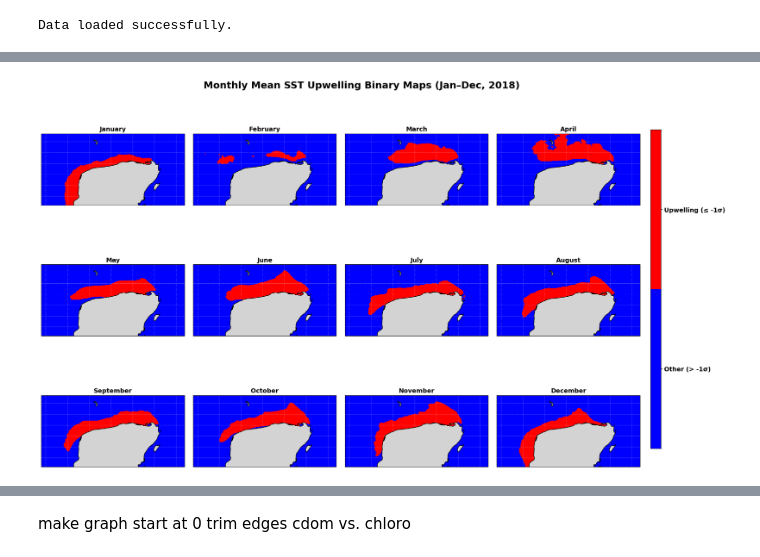
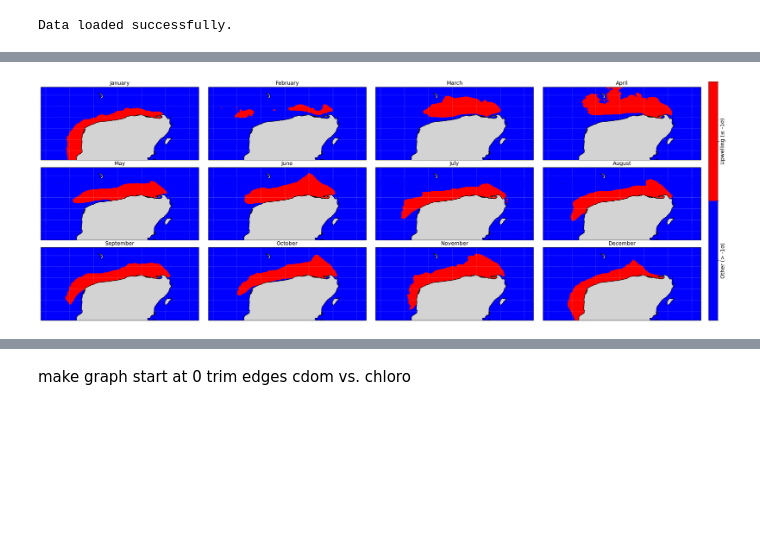
Before and after one commit to makaip/nasa-murep-local, a Jupyter notebook: cdom_sst/experiments/feature_space/sst_upwelling_video.ipynb, the cells around one changed output, grey strips where cells are left out. Saved outputs shown, nothing was run; the diff lists cells and outputs as text; code cells hidden in the pictures; blank space fills up the shorter version.

```diff
--- a/cdom_sst/experiments/feature_space/sst_upwelling_video.ipynb
+++ b/cdom_sst/experiments/feature_space/sst_upwelling_video.ipynb
@@ -115,52 +152,9 @@ KeyboardInterrupt:
 # %%
-# Plot Monthly 3x4 Grid of Binary Upwelling Maps
-import cartopy.crs as ccrs
-import cartopy.feature as cfeature
-
-# Extract coordinates from metadata
-lon_centers = np.array(data['metadata']['lon_centers'])
-lat_centers = np.array(data['metadata']['lat_centers'])
-if lon_centers.ndim == 1 and lat_centers.ndim == 1:
-    lon_grid_2d, lat_grid_2d = np.meshgrid(lon_centers, lat_centers)
-else:
-    lon_grid_2d, lat_grid_2d = lon_centers, lat_centers
-
-months = range(1, 13)
-month_names_full = ['January', 'February', 'March', 'April', 'May', 'June',
-                    'July', 'August', 'September', 'October', 'November', 'December']
-
-monthly_binary = {}
-
-# Compute monthly means and their binary upwelling threshold
-for m in months:
-    month_rows = df_2018[df_2018.index.month == m]
-    month_grids = []
-    for _, row in month_rows.iterrows():
-        grid = row.get('sst')
-        if grid is not None and not (isinstance(grid, float) and np.isnan(grid)):
-            month_grids.append(np.array(grid, dtype=float))
-
-    if month_grids:
-        with warnings.catch_warnings():
-            warnings.simplefilter('ignore', category=RuntimeWarning)
-            mean_month_sst = np.nanmean(np.stack(month_grids), axis=0)
-
-        spatial_mean = np.nanmean(mean_month_sst)
-        spatial_std = np.nanstd(mean_month_sst)
-        threshold = spatial_mean - spatial_std
-
-        binary_grid = np.zeros_like(mean_month_sst)
-        binary_grid[mean_month_sst <= threshold] = 1
-        binary_grid[np.isnan(mean_month_sst)] = np.nan
-        monthly_binary[m] = binary_grid
-    else:
-        monthly_binary[m] = None
-
 # Region extent
 lat_min, lon_min = 19.57871, -92.20216
 lat_max, lon_max = 22.86906, -85.61256
 
-fig, axes = plt.subplots(3, 4, figsize=(22, 14), subplot_kw={'projection': ccrs.PlateCarree()})
+fig, axes = plt.subplots(3, 4, figsize=(28, 10), subplot_kw={'projection': ccrs.PlateCarree()})
 
 cmap = mcolors.ListedColormap(['blue', 'red'])
 cmap.set_bad('lightgray') # Color for NaNs (land/missing)
@@ -170,38 +164,43 @@ norm = mcolors.BoundaryNorm(bounds, cmap.N)
 mesh_for_cbar = None
 
 for month_num, ax in enumerate(axes.ravel(), start=1):
     ax.set_extent([lon_min, lon_max, lat_min, lat_max], crs=ccrs.PlateCarree())
 
-    # Add map features
+    try:
+        ax.set_aspect('auto')
+    except Exception:
+        pass
+
     ax.add_feature(cfeature.LAND, facecolor='lightgray', edgecolor='black', linewidth=0.8, zorder=3)
     ax.add_feature(cfeature.COASTLINE, linewidth=1.0, zorder=4)
     ax.gridlines(draw_labels=False, linewidth=0.45, color='white', alpha=0.55, linestyle='--', zorder=2)
 
     data_grid = monthly_binary.get(month_num)
 
     if data_grid is None:
-        ax.set_title(f"{month_names_full[month_num-1]}\nNo Data", fontsize=14, fontweight='bold')
+        ax.set_title(f"{month_names_full[month_num-1]}\nNo Data", fontsize=14)
         continue
 
     mesh = ax.pcolormesh(
         lon_grid_2d, lat_grid_2d, data_grid,
         cmap=cmap, transform=ccrs.PlateCarree(),
         norm=norm, shading='auto', zorder=1
     )
 
     if mesh_for_cbar is None:
         mesh_for_cbar = mesh
 
-    ax.set_title(f"{month_names_full[month_num-1]}", fontsize=14, fontweight='bold')
+    ax.set_title(f"{month_names_full[month_num-1]}", fontsize=14)
 
 # Shared Colorbar
-fig.subplots_adjust(left=0.04, right=0.90, bottom=0.05, top=0.90, wspace=0.06, hspace=0.14)
+fig.subplots_adjust(left=0.03, right=0.90, bottom=0.04, top=0.9, wspace=0.06, hspace=0.1)
 if mesh_for_cbar is not None:
-    cax = fig.add_axes([0.915, 0.14, 0.015, 0.72])
+                    # left, bottom, width, height
+    cax = fig.add_axes([0.91, 0.04, 0.012, 0.88])
     cbar = fig.colorbar(mesh_for_cbar, cax=cax, ticks=[0, 1])
-    cbar.ax.set_yticklabels(['Other (> -1\u03c3)', 'Upwelling (\u2264 -1\u03c3)'], fontsize=14, weight='bold')
+    cbar.ax.set_yticklabels(['Other (> -1\u03c3)', 'Upwelling (\u2264 -1\u03c3)'], fontsize=14, rotation=90, va='center')
 
-fig.suptitle('Monthly Mean SST Upwelling Binary Maps (Jan–Dec, 2018)', fontsize=22, fontweight='bold', y=0.97)
+# fig.suptitle('Monthly Mean SST Upwelling Binary Maps (Jan–Dec, 2018)', fontsize=22, y=0.97)
 plt.show()
 # %% [output]
-[figure, old version]
+[figure, new version]
```
Also changed, not shown: parts of 8 cells of this notebook, 7 other files.
